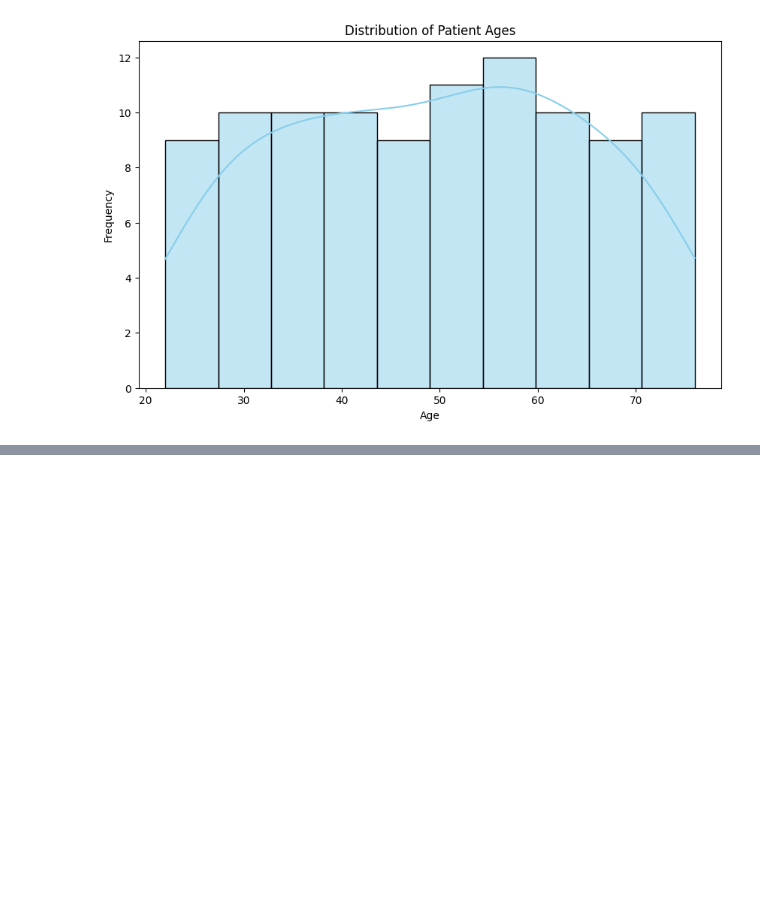
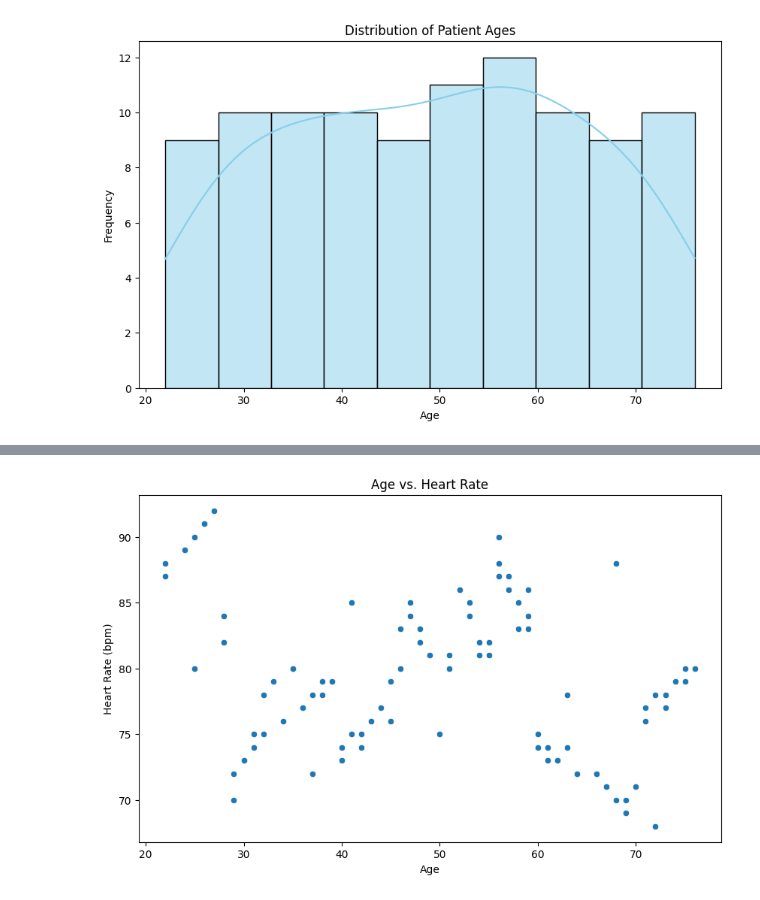
Before and after one commit to Chamindu-dev/-ai-in-healthcare-portfolio, a Jupyter notebook: Week1___Vitals__Analyzer_ipynb.ipynb, the cells around one changed output, grey strips where cells are left out. Saved outputs shown, nothing was run; the diff lists cells and outputs as text; code cells hidden in the pictures; blank space fills up the shorter version.

```diff
--- a/Week1___Vitals__Analyzer_ipynb.ipynb
+++ b/Week1___Vitals__Analyzer_ipynb.ipynb
@@ -88,0 +98,14 @@ plt.show()
+# %%
+plt.figure(figsize=(10, 6))
+
+sns.scatterplot(data=df, x='Age', y='HeartRate')
+
+plt.title("Age vs. Heart Rate")
+
+plt.xlabel("Age")
+
+plt.ylabel("Heart Rate (bpm)")
+
+plt.show()
+# %% [output]
+[figure, added]
```
Also changed, not shown: parts of 4 cells of this notebook.
